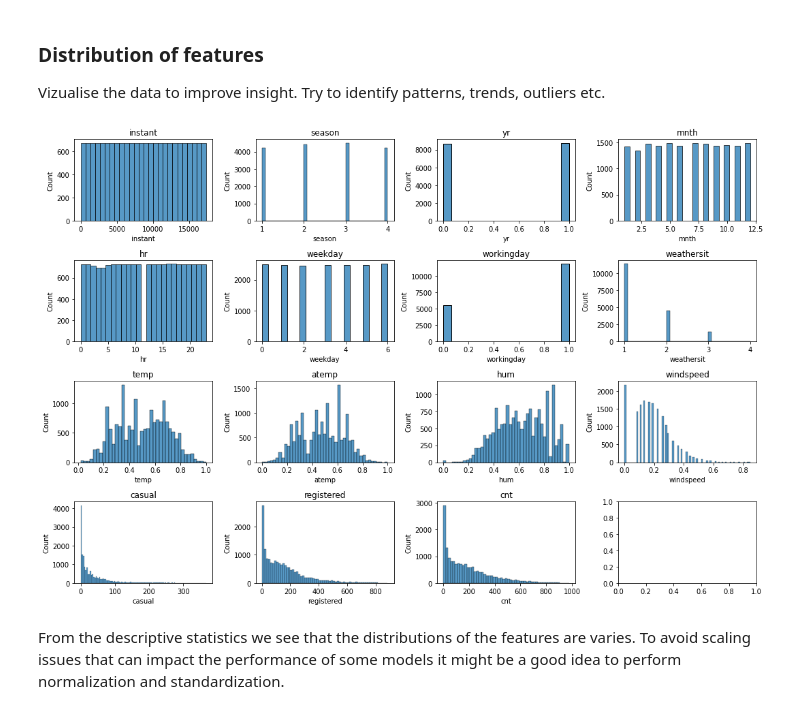
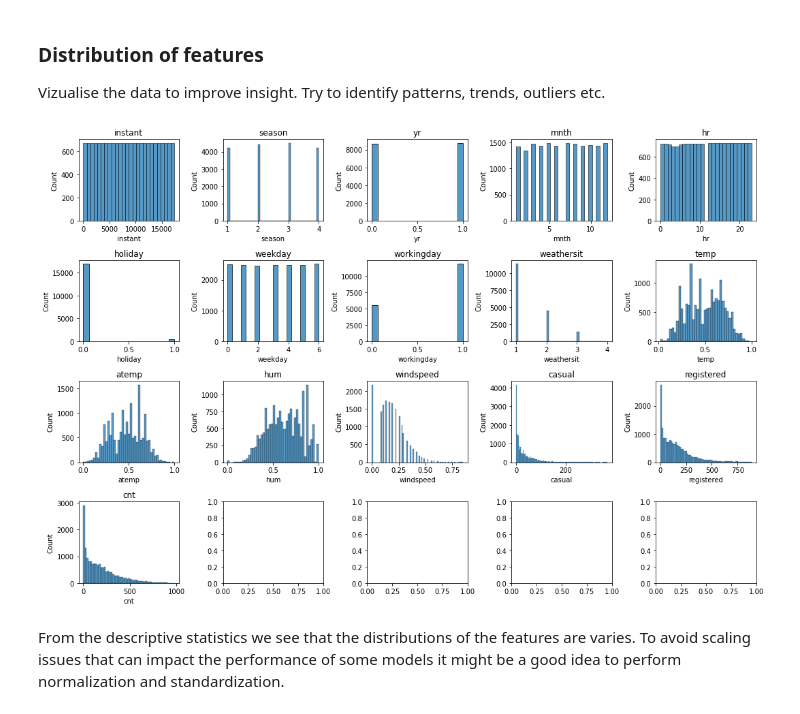
Before and after one commit to Mariuble/ucberkeley_bikerental, a Jupyter notebook: data_cleaning.ipynb, the cells around one changed output. Drawn from its saved outputs; the diff is of its cells as text; code cells hidden in the pictures.

```diff
--- a/data_cleaning.ipynb
+++ b/data_cleaning.ipynb
@@ -86,18 +86,18 @@ Vizualise the data to improve insight. Try to identify patterns, trends, outlier
 # %%
 import seaborn as sns
 
-fig, axes = plt.subplots(nrows=4, ncols=4, figsize=(15, 10))
+fig, axes = plt.subplots(nrows=4, ncols=5, figsize=(15, 10))
 axes = axes.flatten()
 
 # loop through each column and plot the distribution
-for i, col in enumerate(data.drop(['dteday', 'holiday'], axis=1).columns):
+for i, col in enumerate(data.drop(['dteday'], axis=1).columns):
     sns.histplot(data[col], ax=axes[i])
     axes[i].set_title(col)
 
 plt.tight_layout()
 plt.show()
 # %% [output]
-[figure, old version]
+[figure, new version]
 # %% [markdown]
 From the descriptive statistics we see that the distributions of the features are varies. To avoid scaling issues that can impact the performance of some models it might be a good idea to perform normalization and standardization.
 # %% [markdown]
```
Also changed, not shown: 1 other file.
